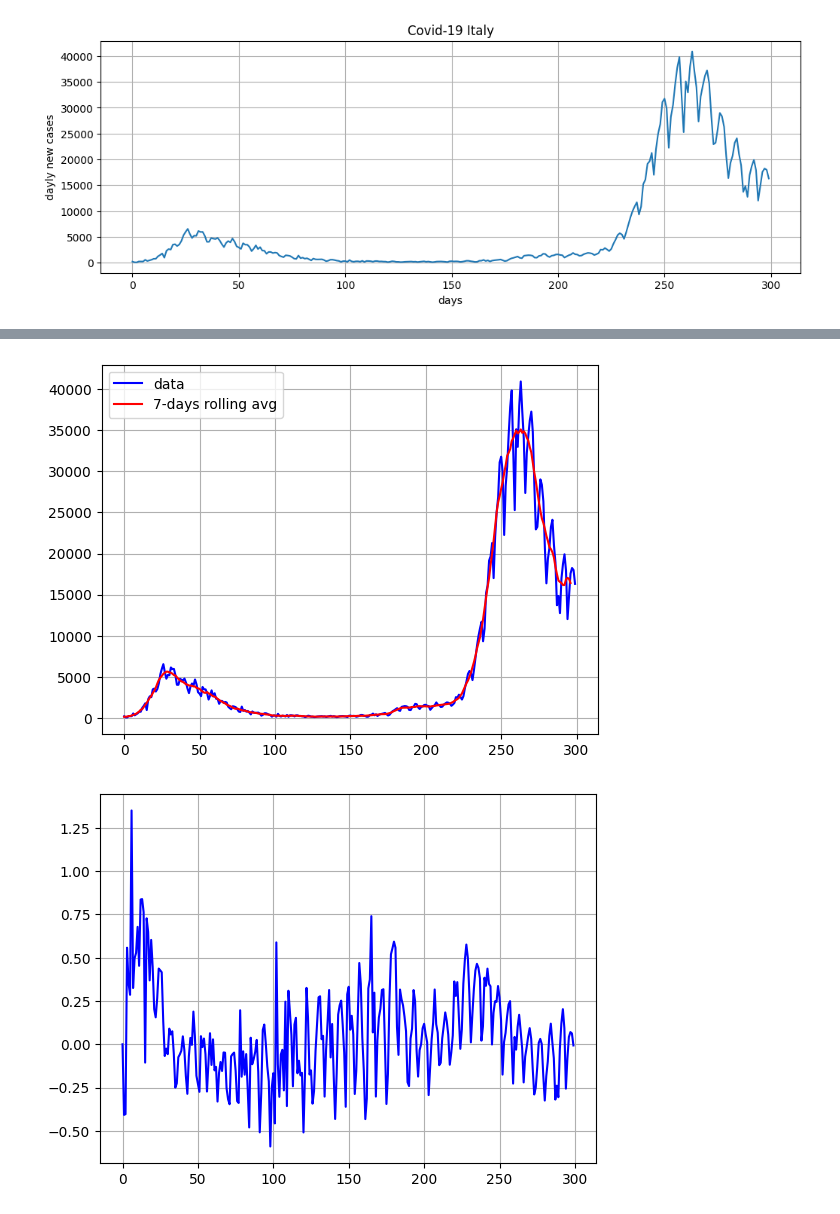
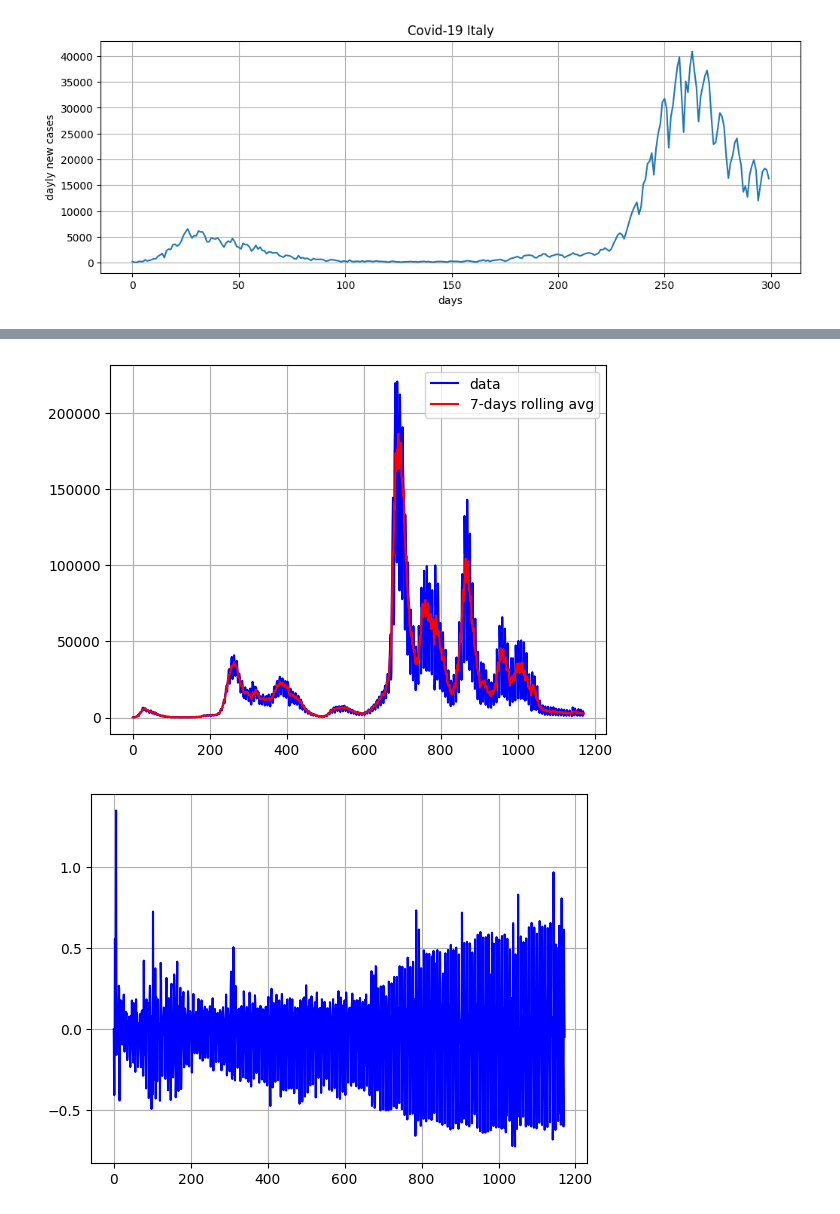
Before and after one commit to Adrianominora/Wave, a Jupyter notebook: script/Loglet.ipynb, the cells around one changed output, grey strips where cells are left out. Saved outputs shown, nothing was run; the diff lists cells and outputs as text; code cells hidden in the pictures.

```diff
--- a/script/Loglet.ipynb
+++ b/script/Loglet.ipynb
@@ -25,8 +25,8 @@ def gompertz(t, K, r, c, tm=0):
     return K*r*c*np.exp(-c*(t-tm))*np.exp(-r*np.exp(-c*(t-tm)))
 
 K = 100
-r = 100
-c = 0.07
+r = 150
+c = 0.08
 tm = 0.5
 
 y_g=gompertz(t, K, r, c, tm=0)
@@ -123,16 +123,19 @@ from lmfit import Model, Parameters
 def sin_wave(t, A, T, c):
     return c + A*np.sin(2*np.pi*t/T)
 
+def line(t, m, q):
+    return m*t+q
+
 
 t0=0
-T=300
+T=1173
 tt=np.arange(t0,T)
 new_pos_avg=np.empty(new_pos.shape)
 for i in range(new_pos_avg.shape[0]):
     if i<7:
         new_pos_avg[i]=np.mean(new_pos[:i+1])
     else:
-        new_pos_avg[i]=np.mean(new_pos[i-6:i+1])
+        new_pos_avg[i]=np.mean(new_pos[i-3:i+3])
 
 err=(new_pos[t0:T]-new_pos_avg[t0:T])/new_pos_avg[t0:T]
 res=err.shape[0]%7
@@ -144,45 +147,54 @@ err=np.reshape(err,(7,n_weeks), order='F')
 err_fit=np.zeros_like(err)
 for i in range(7):
     data=err[i,:]
-    fmodel = Model(sin_wave)
+    fmodel = Model(line)
     ttt = np.arange(0, data.shape[0])
     params = Parameters()
-    params.add(f"A", 10, min=-2, max=2)
-    params.add(f"T", 1, min=data.shape[0]/2, max=5*data.shape[0])
-    params.add(f"c", 1, min=-1, max=1)
+    # params.add(f"A", 10, min=-2, max=2)
+    # params.add(f"T", 1, min=data.shape[0]/2, max=5*data.shape[0])
+    # params.add(f"c", 1, min=-1, max=1)
+    params.add(f"m", 10, min=-1, max=1)
+    params.add(f"q", 1, min=-1, max=1)
     result = fmodel.fit(data, params, t=ttt, max_nfev=1000)
-    fit_data = sin_wave(ttt, result.params['A'].value, result.params['T'].value, result.params['c'].value)
+    fit_data = line(ttt, result.params['m'].value, result.params['q'].value)
     err_fit[i]=fit_data
 
 
 plt.figure()
 plt.plot(tt, new_pos[t0:T], color='b', label='data')
-plt.plot(tt[0:-3],new_pos_avg[t0+3:T], color='r', label='7-days rolling avg')
+plt.plot(tt[0:],new_pos_avg[t0:T], color='r', label='7-days rolling avg')
 plt.grid(True)
 plt.legend()
 
 plt.figure()
 plt.plot(tt, (new_pos[t0:T]-new_pos_avg[t0:T])/new_pos_avg[t0:T], color='b')
 plt.grid(True)
 
 colors=['yellow','orange','red','magenta','violet','blue','green']
 legend=['Mon','Tue','Wed','Thu','Fri','Sat','Sun']
 
 # plt.figure()
 # for i in range(new_pos.shape[0]):
 #     plt.scatter(i,(new_pos[i]-new_pos_avg[i])/new_pos_avg[i], color=colors[i%7],marker='.')
 # plt.grid(True)
 # plt.legend(legend, loc='upper left', draggable=True)
 # plt.ylabel('relative residual')
 # plt.title('Differences between data and rolling average')
 
 plt.figure()
 for i in range(7):
-    if i%7==5:
-        plt.plot(err[i,:],color=colors[i], label=legend[i])
-        plt.plot(err_fit[i,:],color=colors[i], label=legend[i], linestyle='--')
+    if i%1==0:
+        # plt.plot(err[i,:],color=colors[i], label=legend[i])
+        # plt.plot(err_fit[i,:],color=colors[i], label=legend[i], linestyle='--')
+        plt.plot(np.mean(err[i,:])*np.ones_like(err[i,:]), label=legend[i], linestyle='--')
 plt.legend()
 plt.grid(True)
+
+mean_err=np.empty(7)
+for i in range(7):
+    mean_err[i]=np.mean(err[i,:])
+
+np.save('../data/dayly_errors.npy', mean_err)
 # %% [output]
-[figure, old version]
+[figure, new version]
-[figure, old version]
+[figure, new version]
```
Also changed, not shown: parts of 3 cells of this notebook, 3 other files.
